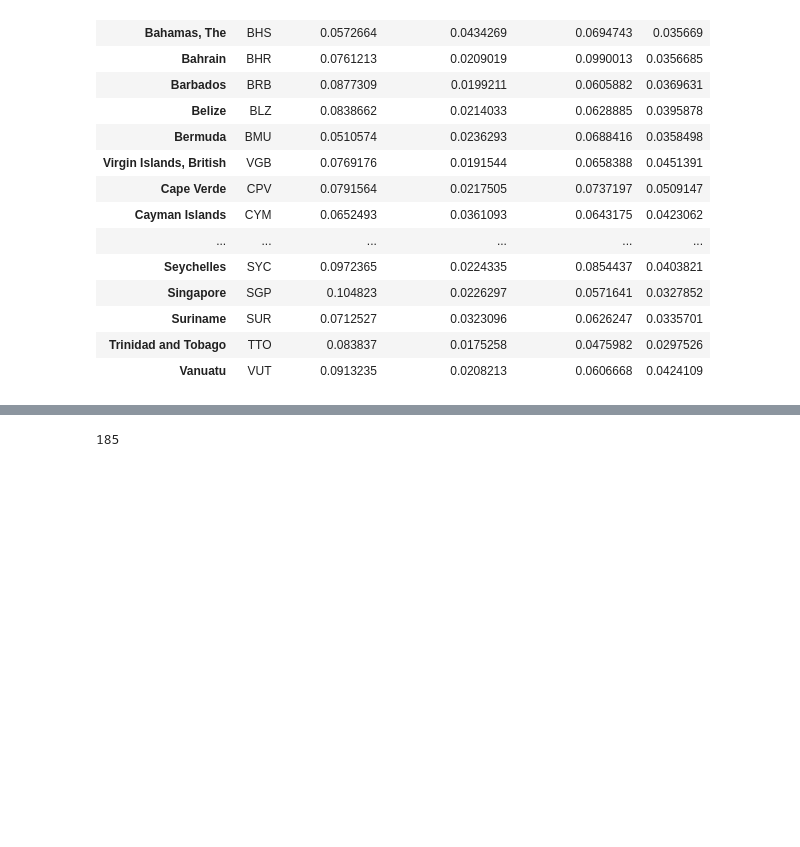
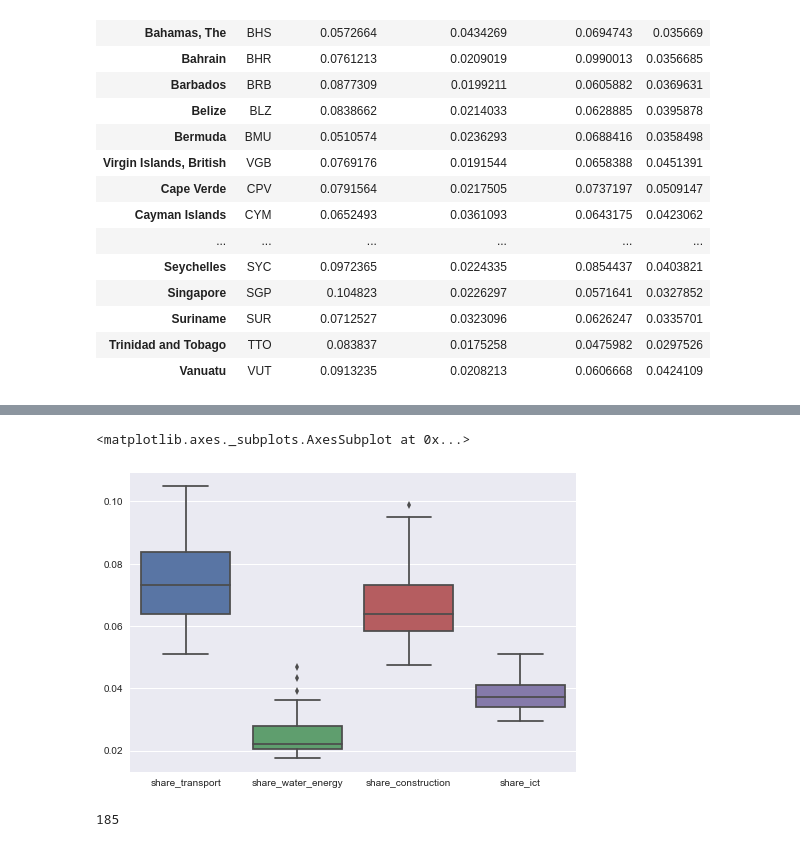
Before and after one commit to julierozz/resilience_indicator_SIDS, a Jupyter notebook: eora_tables.ipynb, the cells around one changed output, grey strips where cells are left out. Saved outputs shown, nothing was run; the diff lists cells and outputs as text; code cells hidden in the pictures; blank space fills up the shorter version.

```diff
--- a/eora_tables.ipynb
+++ b/eora_tables.ipynb
@@ -109,3 +118,8 @@ df.loc[list_of_sids,:].dropna()
+# %%
+seaborn.boxplot(df.loc[list_of_sids,:].dropna())
+# %% [output]
+<matplotlib.axes._subplots.AxesSubplot at 0x...>
+[figure, added]
 # %%
 path ='inputs\\IOtables'
 allFiles = glob.glob(path + "/*.tab")
```
Also changed, not shown: parts of 2 cells of this notebook.
